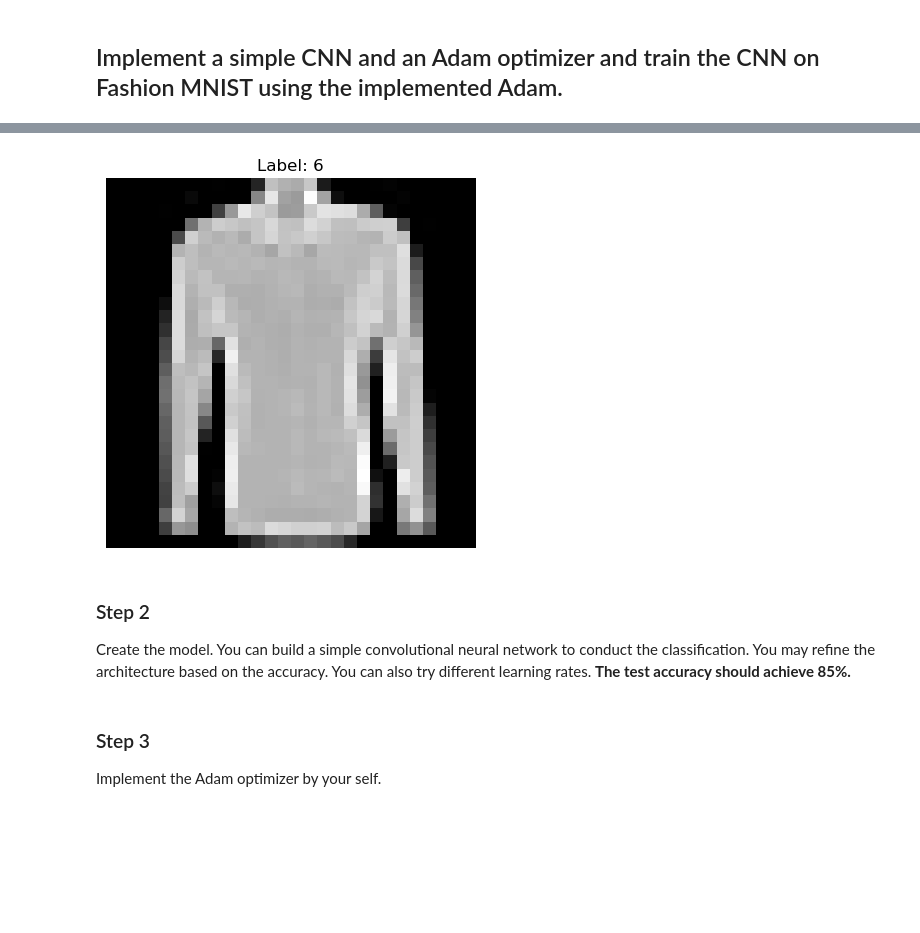
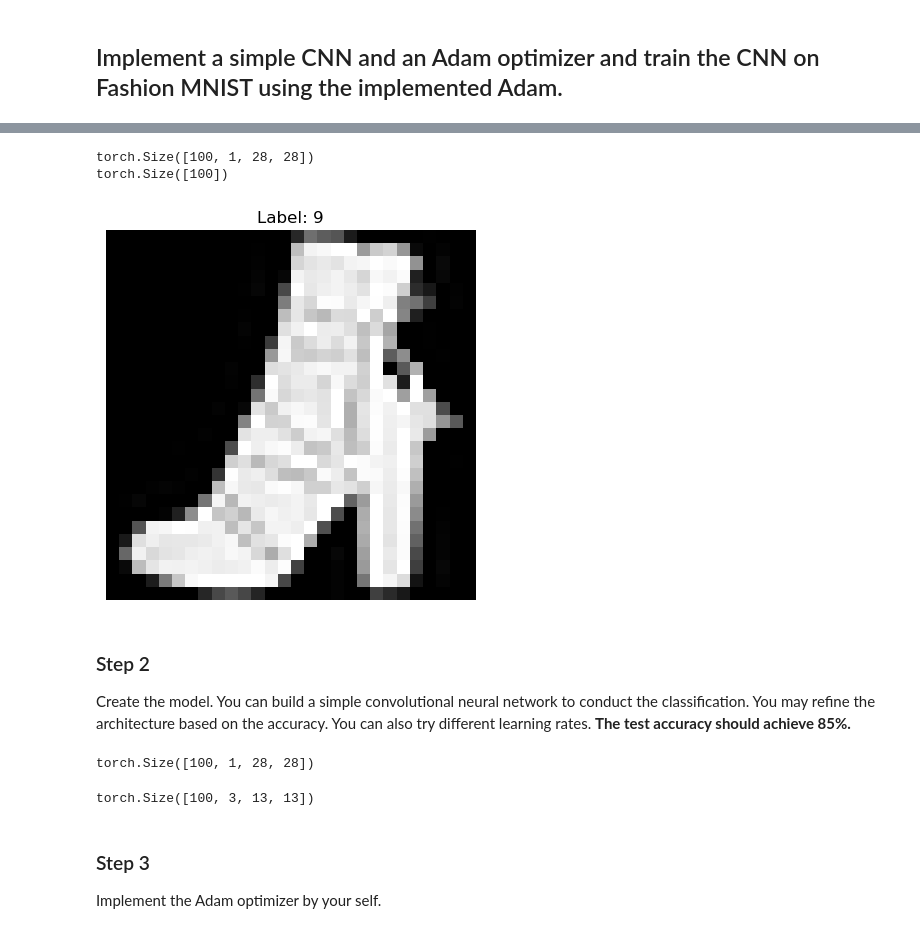
Before and after one commit to xiaogit00/cs5242, a Jupyter notebook: Assignment4.ipynb, the cells around one changed output, grey strips where cells are left out. Cells and saved outputs as stored; diff of their text form; code cells hidden in the pictures; blank space fills up the shorter version.

```diff
--- a/Assignment4.ipynb
+++ b/Assignment4.ipynb
@@ -381,22 +396,30 @@ test_set = torchvision.datasets.FashionMNIST(
 
 train_loader = torch.utils.data.DataLoader(train_set, batch_size=100)
 test_loader = torch.utils.data.DataLoader(test_set, batch_size=100)
+# %%
+for images, labels in train_loader:
+    print(images.shape)  # batch of images
+    print(labels.shape)  # batch of labels
+    break  # just look at the first batch
+# %% [output]
+torch.Size([100, 1, 28, 28])
+torch.Size([100])
 # %%
 import matplotlib.pyplot as plt
 
 # Get one batch from train_loader
 images, labels = next(iter(train_loader))
-n = 40
+n = 11
 # Select the first image and label
 img = images[n].squeeze()  # Remove channel dimension if needed
 label = labels[n].item()
 
 plt.imshow(img, cmap='gray')
 plt.title(f'Label: {label}')
 plt.axis('off')
 plt.show()
 # %% [output]
-[figure, old version]
+[figure, new version]
 # %% [markdown]
 ### Step 2
 Create the model.
@@ -417,0 +428,4 @@ if torch.cuda.is_available():
+# %%
+images.shape
+# %% [output]
+torch.Size([100, 1, 28, 28])
@@ -417,0 +446,4 @@ if torch.cuda.is_available():
+# %%
+A_out.shape
+# %% [output]
+torch.Size([100, 3, 13, 13])
```
Also changed, not shown: parts of 4 cells of this notebook, 1 other file.
